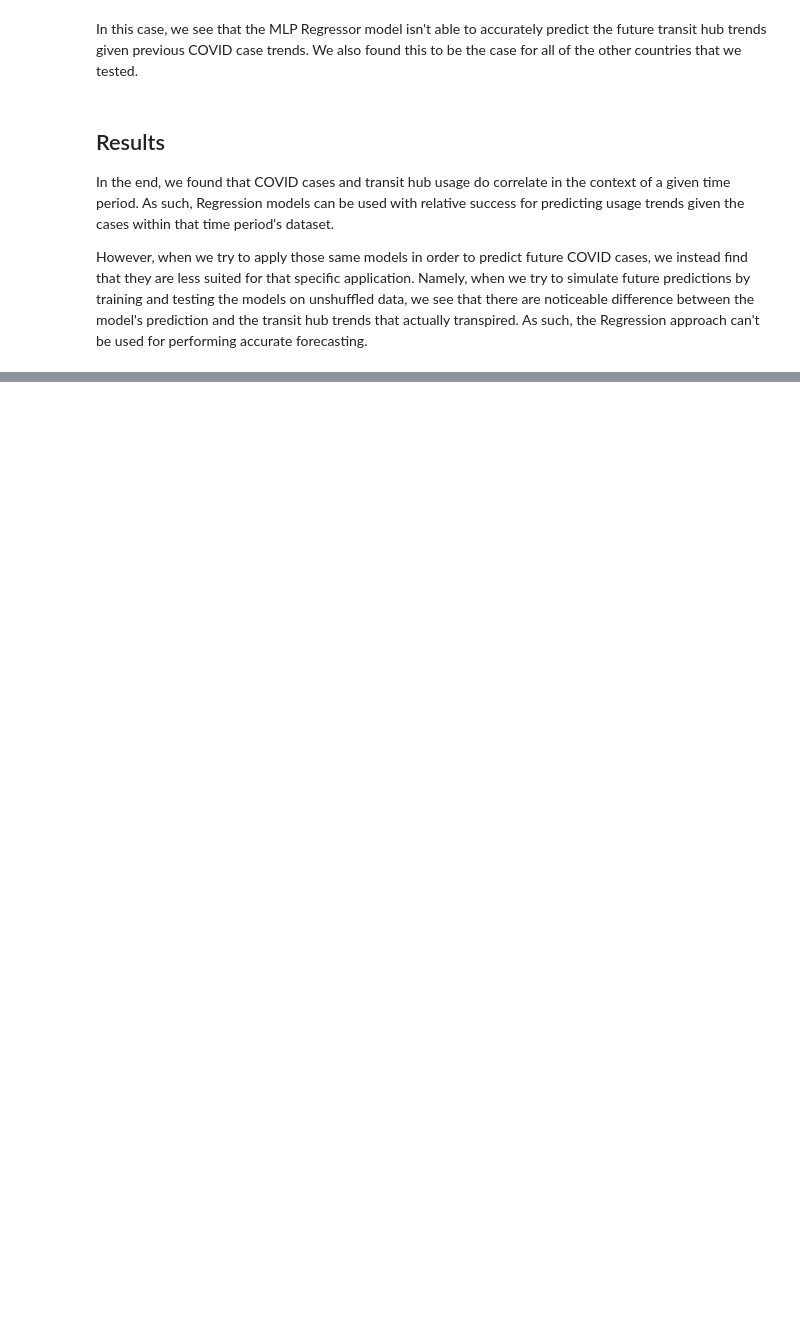
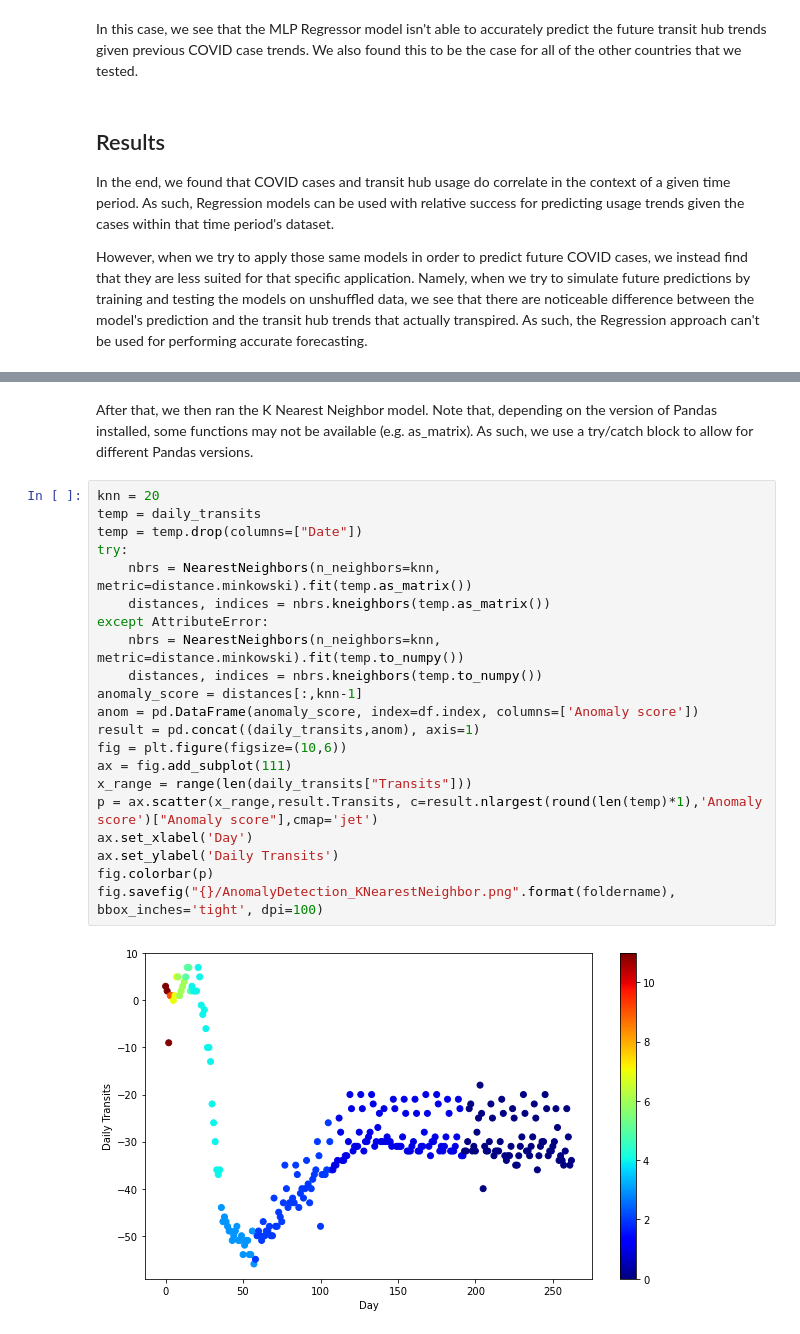
Before and after one commit to mbechtel2/EECS731-GroupProject, a Jupyter notebook: notebooks/TravelingWithConfidence.ipynb, the cells around one changed output, grey strips where cells are left out. Cells and saved outputs as stored; diff of their text form; blank space fills up the shorter version.

```diff
--- a/notebooks/TravelingWithConfidence.ipynb
+++ b/notebooks/TravelingWithConfidence.ipynb
@@ -312,0 +378,25 @@ However, when we try to apply those same models in order to predict future COVID
+# %% [markdown]
+After that, we then ran the K Nearest Neighbor model. Note that, depending on the version of Pandas installed, some functions may not be available (e.g. as_matrix). As such, we use a try/catch block to allow for different Pandas versions.
+# %%
+knn = 20
+temp = daily_transits
+temp = temp.drop(columns=["Date"])
+try:
+    nbrs = NearestNeighbors(n_neighbors=knn, metric=distance.minkowski).fit(temp.as_matrix())
+    distances, indices = nbrs.kneighbors(temp.as_matrix())
+except AttributeError:
+    nbrs = NearestNeighbors(n_neighbors=knn, metric=distance.minkowski).fit(temp.to_numpy())
+    distances, indices = nbrs.kneighbors(temp.to_numpy())
+anomaly_score = distances[:,knn-1]
+anom = pd.DataFrame(anomaly_score, index=df.index, columns=['Anomaly score'])
+result = pd.concat((daily_transits,anom), axis=1)
+fig = plt.figure(figsize=(10,6))
+ax = fig.add_subplot(111)
+x_range = range(len(daily_transits["Transits"]))
+p = ax.scatter(x_range,result.Transits, c=result.nlargest(round(len(temp)*1),'Anomaly score')["Anomaly score"],cmap='jet')
+ax.set_xlabel('Day')
+ax.set_ylabel('Daily Transits')
+fig.colorbar(p)
+fig.savefig("{}/AnomalyDetection_KNearestNeighbor.png".format(foldername), bbox_inches='tight', dpi=100)
+# %% [output]
+[figure, added]
```
Also changed, not shown: parts of 15 cells of this notebook, 1 other file.
